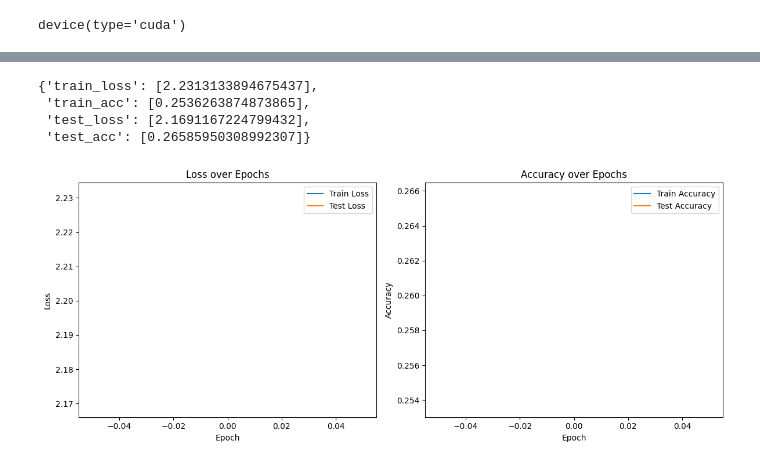
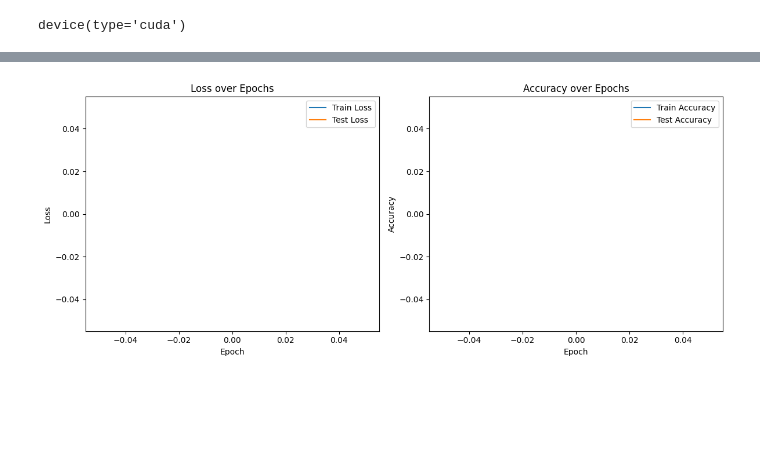
Before and after one commit to sjmckay/ml-sandbox, a Jupyter notebook: sandbox.ipynb, the cells around one changed output, grey strips where cells are left out. Saved outputs shown, nothing was run; the diff lists cells and outputs as text; code cells hidden in the pictures; blank space fills up the shorter version.

```diff
--- a/sandbox.ipynb
+++ b/sandbox.ipynb
@@ -105,13 +115,15 @@ device
 # %% [output]
 device(type='cuda')
 # %%
-history = {'train_loss': [], 'train_acc': [], 'test_loss': [], 'test_acc': []}
+hist = {'train_loss': [], 'train_acc': [], 'test_loss': [], 'test_acc': []}
 
-for i in range(5):
-    train_loss, train_acc = train_cnn(train_loader, model, criterion, optimizer, device=device)
-    test_loss, test_acc = test_cnn(test_loader, model, criterion, device=device)
-    history['train_loss'].append(train_loss)
-    history['train_acc'].append(train_acc)
-    history['test_loss'].append(test_loss)
-    history['test_acc'].append(test_acc)
-    print(f"Epoch: {i+1}, Train Loss: {train_loss:.4f}, Train Acc: {train_acc:.4f}, Test Loss: {test_loss:.4f}, Test Acc: {test_acc:.4f}")
+do_cnn_training = False
+if do_cnn_training:
+    for i in range(5):
+        train_loss, train_acc = train_cnn(train_loader, model, criterion, optimizer, device=device)
+        test_loss, test_acc = test_cnn(test_loader, model, criterion, device=device)
+        hist['train_loss'].append(train_loss)
+        hist['train_acc'].append(train_acc)
+        hist['test_loss'].append(test_loss)
+        hist['test_acc'].append(test_acc)
+        print(f"Epoch: {i+1}, Train Loss: {train_loss:.4f}, Train Acc: {train_acc:.4f}, Test Loss: {test_loss:.4f}, Test Acc: {test_acc:.4f}")
@@ -136,14 +130,7 @@ loss: 1.992618  [23208/31712]
-# %%
-history
-# %% [output]
-{'train_loss': [2.2313133894675437],
- 'train_acc': [0.2536263874873865],
- 'test_loss': [2.1691167224799432],
- 'test_acc': [0.26585950308992307]}
 # %%
 from ml_sandbox.train_eval import plot_training_history
-plot_training_history(history)
+plot_training_history(hist)
 # %% [output]
-[figure, old version]
+[figure, new version]
 # %%
 from ml_sandbox.models import make_pca_rf_pipeline
```
Also changed, not shown: parts of 12 cells of this notebook, 1 other file.
